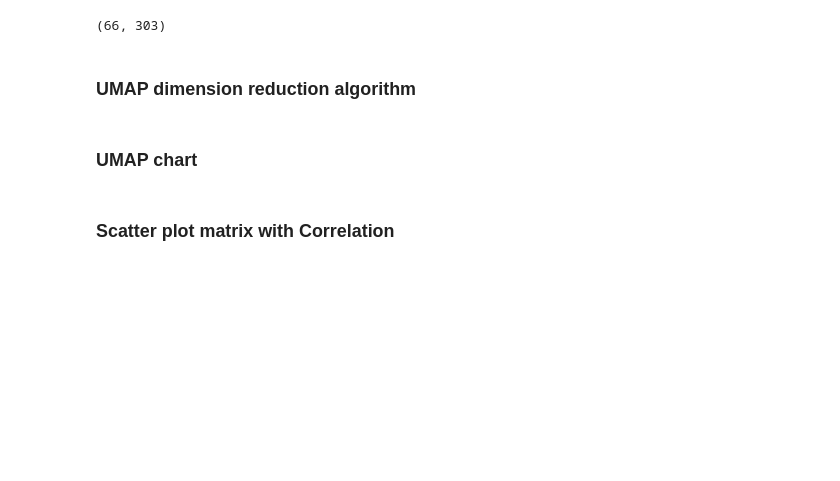
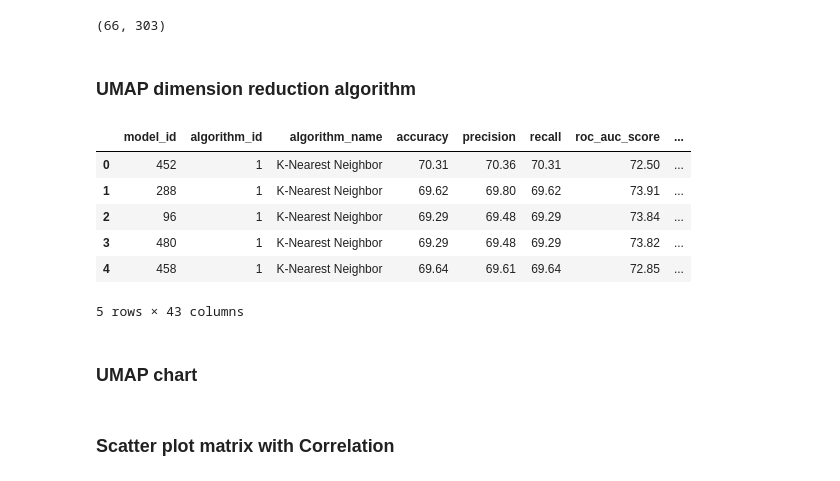
Before and after one commit to iploshchik/MetaStackVis, a Jupyter notebook: 2dv50e_new.ipynb, the cells around one changed output. Cells and saved outputs as stored; diff of their text form; code cells hidden in the pictures; blank space fills up the shorter version.

Commit message:
updated UMAP

```diff
--- a/2dv50e_new.ipynb
+++ b/2dv50e_new.ipynb
@@ -356,13 +359,27 @@ umap_prob = umap_model(df_prob_all)
 df_model_metrics = df_model_all[['accuracy', 'precision', 'recall', 'roc_auc_score', 'geometric_mean_score', 'matthews_corrcoef', 'f1_weighted']]
 
 umap_metrics = umap_model(df_model_metrics)
+# %%
+# Add umap_prob to df_model_all and rename columns to 'UMAP_1_prob' and 'UMAP_2_prob' for different hyperparameter of number of neighbors
+
+for i in range(3,16):
+    umap_prob = umap_model(df_prob_all, parameter_umap_n_neighbors = i)
+    df_model_all = pd.concat([df_model_all, umap_prob], axis=1)
+    df_model_all.rename(columns={'UMAP_1': f'UMAP_1_prob_{i}', 'UMAP_2': f'UMAP_2_prob_{i}'}, inplace=True)
 # %%
-# Add umap_prob to df_model_all and rename columns to 'UMAP_1_prob' and 'UMAP_2_prob'
-df_model_all = pd.concat([df_model_all, umap_prob], axis=1)
-df_model_all.rename(columns={'UMAP_1': 'UMAP_1_prob', 'UMAP_2': 'UMAP_2_prob'}, inplace=True)
 # Add umap_metrics to df_model_all and rename columns to 'UMAP_1_metrics' and 'UMAP_2_metrics'
 df_model_all = pd.concat([df_model_all, umap_metrics], axis=1)
 df_model_all.rename(columns={'UMAP_1': 'UMAP_1_metrics', 'UMAP_2': 'UMAP_2_metrics'}, inplace=True)
+# %%
+df_model_all.head()
+# %% [output]
+|  | model_id | algorithm_id | algorithm_name | accuracy | precision | recall | roc_auc_score | ... |
+| 0 | 452 | 1 | K-Nearest Neighbor | 70.31 | 70.36 | 70.31 | 72.50 | ... |
+| 1 | 288 | 1 | K-Nearest Neighbor | 69.62 | 69.80 | 69.62 | 73.91 | ... |
+| 2 | 96 | 1 | K-Nearest Neighbor | 69.29 | 69.48 | 69.29 | 73.84 | ... |
+| 3 | 480 | 1 | K-Nearest Neighbor | 69.29 | 69.48 | 69.29 | 73.82 | ... |
+| 4 | 458 | 1 | K-Nearest Neighbor | 69.64 | 69.61 | 69.64 | 72.85 | ... |
+5 rows × 43 columns
 # %% [markdown]
 ### UMAP chart
 # %%
```
Also changed, not shown: parts of 5 cells of this notebook, 3 other files.
